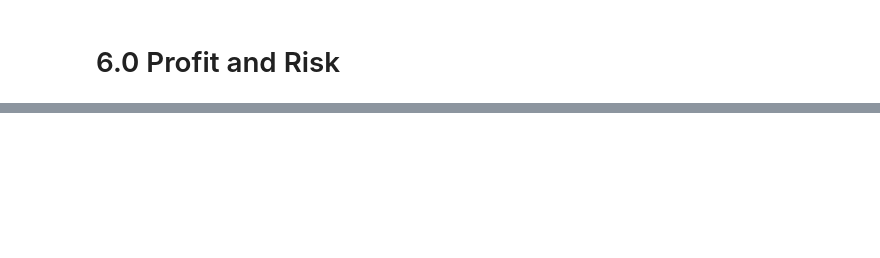
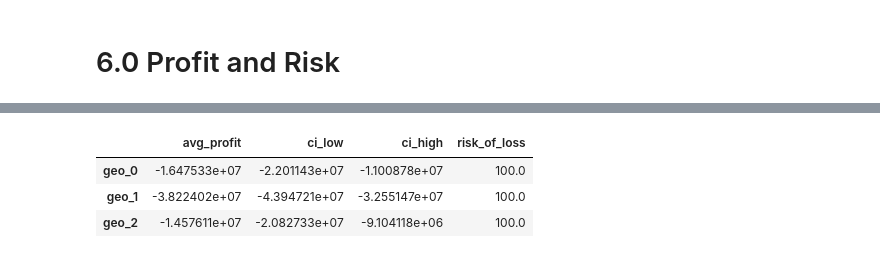
Before and after one commit to Vyncent-vdW/sprint_nine_mlb, a Jupyter notebook: sprint_9_ml_in_business.ipynb, the cells around one changed output, grey strips where cells are left out. Cells and saved outputs as stored; diff of their text form; code cells hidden in the pictures; blank space fills up the shorter version.

```diff
--- a/sprint_9_ml_in_business.ipynb
+++ b/sprint_9_ml_in_business.ipynb
@@ -666,0 +648,19 @@ Geo 2: $33618179.31
+# %%
+regions = ['geo_0', 'geo_1', 'geo_2']
+model_data_w_id = {
+    'geo_0': geo_0.assign(predicted_volume=predictions_0['product']),
+    'geo_1': geo_1.assign(predicted_volume=predictions_1['product']),
+    'geo_2': geo_2.assign(predicted_volume=predictions_2['product'])
+}
+
+print('\033[1m' + "For the 200 selected oil wells with the highest predicted volumes:" + '\033[0m', '\n')
+
+for region, targets, predictions in zip(regions,
+                                        [target_0_valid,
+                                         target_1_valid,
+                                         target_2_valid],
+                                         [predictions_0['product'],
+                                          predictions_1['product'],
+                                          predictions_2['product']]):
+    prof_region = profit(targets, predictions)
+    print(f"The profit for {region}: ${prof_region:,.2f}\nPer well in {region}: ${prof_region/200:,.2f}\n")
@@ -721,0 +718,31 @@ loss_probability_2 = np.mean(np.array(profits_region_2) < 0) * 100
+# %%
+np.random.seed(12345)
+
+sample_results = {region: {} for region in regions}
+sample_profits = {region: [] for region in regions}
+
+for region in regions:
+
+    for sample in range(1000):
+
+        sample_df = model_data_w_id[region].sample(n = 500, replace = True)
+
+        targets = sample_df['product']
+        predictions = sample_df['predicted_volume']
+
+        sample_profits[region].append(profit(targets, predictions))
+
+    sample_profits[region] = pd.Series(sample_profits[region])
+
+    sample_results[region]['avg_profit'] = sample_profits[region].mean()
+    sample_results[region]['ci_low'] = sample_profits[region].quantile(.025)
+    sample_results[region]['ci_high'] = sample_profits[region].quantile(.975)
+    sample_results[region]['risk_of_loss'] = (sample_profits[region] < 0).mean() * 100
+# %%
+boot_results = pd.DataFrame(sample_results).T
+boot_results
+# %% [output]
+|  | avg_profit | ci_low | ci_high | risk_of_loss |
+| geo_0 | -1.647533e+07 | -2.201143e+07 | -1.100878e+07 | 100.0 |
+| geo_1 | -3.822402e+07 | -4.394721e+07 | -3.255147e+07 | 100.0 |
+| geo_2 | -1.457611e+07 | -2.082733e+07 | -9.104118e+06 | 100.0 |
```
Also changed, not shown: parts of 16 cells of this notebook.
